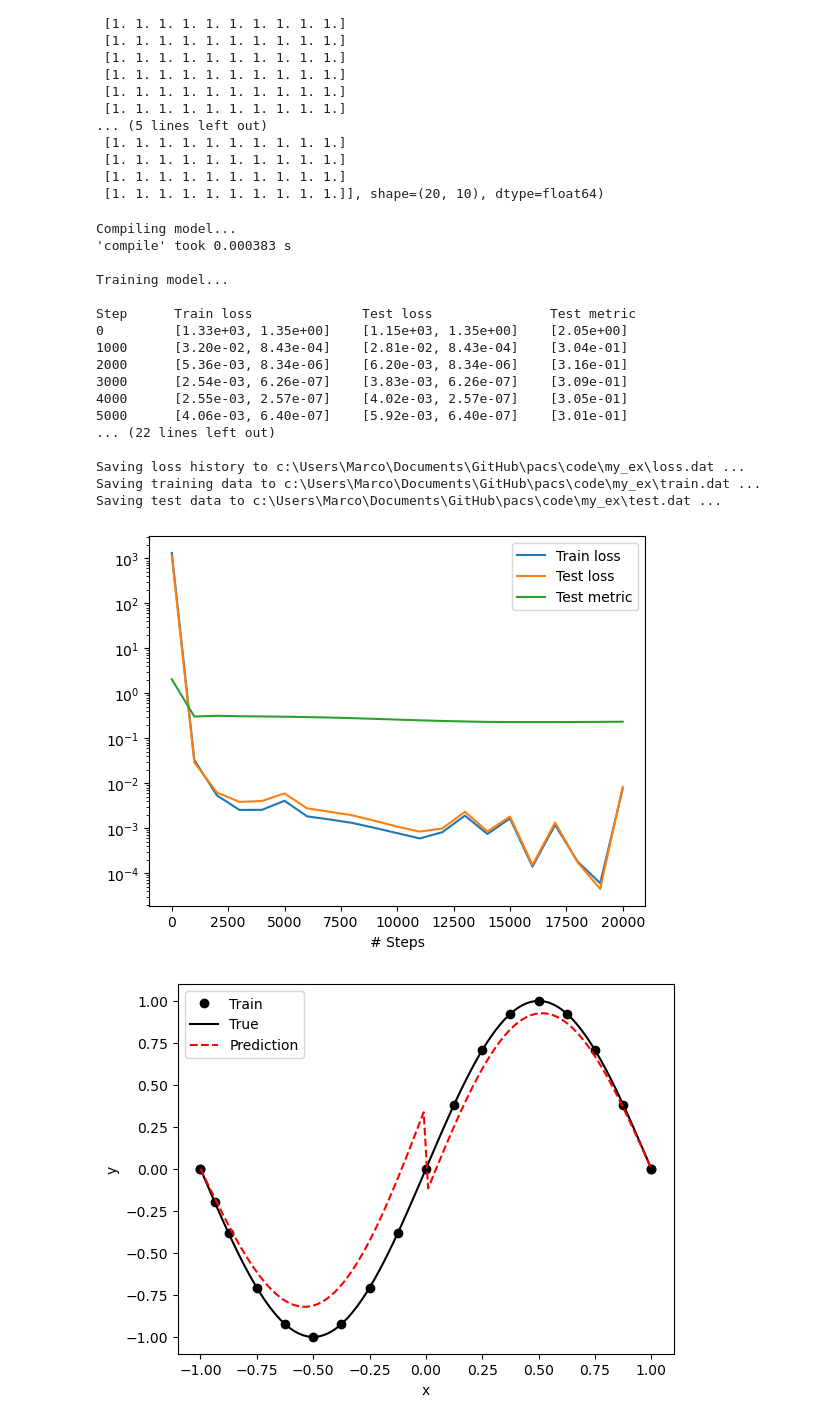
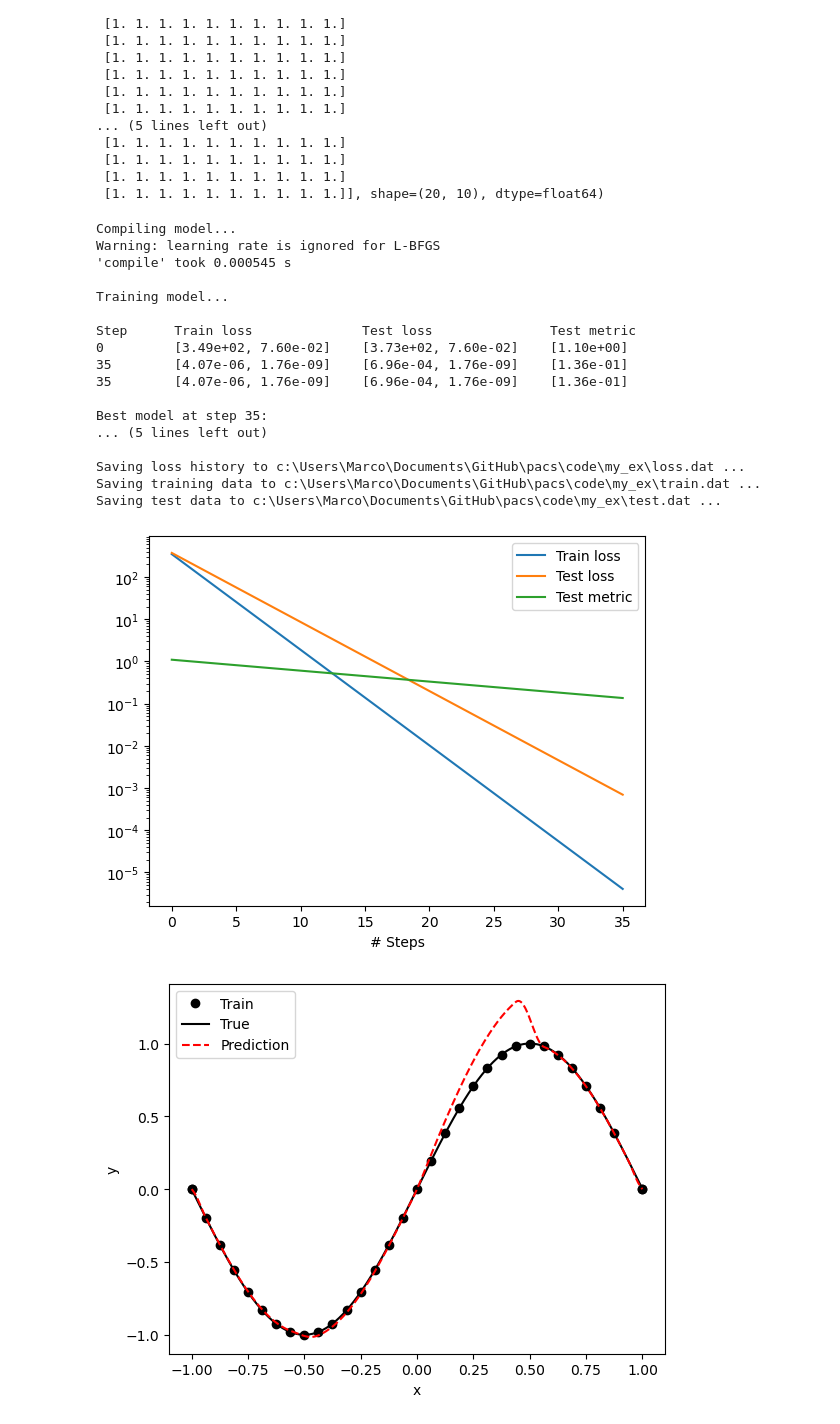
Before and after one commit to ZIB012/pacs, a Jupyter notebook: code/my_ex/prova.ipynb, the cells around one changed output. Drawn from its saved outputs; the diff is of its cells as text; code cells hidden in the pictures.

```diff
--- a/code/my_ex/prova.ipynb
+++ b/code/my_ex/prova.ipynb
@@ -222,7 +222,7 @@ pi = np.pi
 def pde(x, y):
     dy_xx = dde.grad.hessian(y, x)
     # Use tf.sin for backend tensorflow.compat.v1 or tensorflow
-    return -dy_xx - np.pi ** 2 * tf.sin(np.pi * x)
+    return -dy_xx - (np.pi) ** 2 * tf.sin(np.pi * x)
     #return -dy_xx - 13*pi**2*tf.sin(3*pi*x + 3*pi/20)*tf.cos(2*pi*x + pi/10) - 12*pi**2*tf.cos(3*pi*x + 3*pi/20)*tf.sin(2*pi*x + pi/10)
 
 def boundary(x, on_boundary):
@@ -234,9 +234,7 @@ def func(x):
 
 geom = dde.geometry.Interval(-1, 1)
 bc = dde.icbc.DirichletBC(geom, func, boundary)
-data = dde.data.PDE(geom, pde, bc, 16, 2, solution=func, num_test=100)
-
-#print(data.train_x)
+data = dde.data.PDE(geom, pde, bc, 30, 2, solution=func, num_test=500)
 
 def psi_2(x):
     arr = np.ones(x.shape[0])
@@ -245,51 +243,61 @@ def psi_2(x):
             arr[i] = 0
     return arr
 
+def psi_3(x):
+    arr = np.ones(x.shape[0])
+    for i in range(x.shape[0]):
+        if x[i] < -5/4 or x[i] > 5/4:
+            arr[i] = 0
+        elif x[i] >= -5/4 and x[i] <= -3/4:
+            arr[i] = (1 + np.sin(2*pi*x[i]))/2
+        elif x[i] >= 3/4 and x[i] <= 5/4:
+            arr[i] = (1 - np.sin(2*pi*x[i]))/2
+
+    return arr
+
 def indicatrice_2(a,b):
-    return lambda x: psi_2((2*x-b-a)/(b-a))
+    return lambda x: psi_3((2*x-b-a)/(b-a))
+    #return lambda x: psi_3(3*(x/2 - a - b)/(b - a))
 
-npart = 2
+npart = 4
 arr = np.linspace(-1, 1, npart + 1)
 nn_indicatrici_2 = [indicatrice_2(arr[i], arr[i+1]) for i in range(npart)]
 
 train_indicatrici = [nn_indicatrici_2[i](data.train_x) for i in range(npart)]
 test_indicatrici = [nn_indicatrici_2[i](data.test_x) for i in range(npart)]
 
-M = 100
+M = 200
 layer_size = [1] + [M]  +  [1]
 
 activation = ["sin", 'linear']
 
 initializer = "Glorot uniform"
 
-net = dde.nn.partioned_random_FNN(layer_size, activation, initializer, npart, train_indicatrici, test_indicatrici, Rm=10)
+net = dde.nn.partioned_random_FNN(layer_size, activation, initializer, npart, train_indicatrici, test_indicatrici, Rm=8)
 
 model = dde.Model(data, net)
-#wei = np.ones(2)
-#wei[0] = 0
-#wei = tf.convert_to_tensor(wei, dtype=tf.float32)
 
-model.compile("adam", lr=0.001, metrics=["l2 relative error"])#, loss_weights=wei)
+model.compile("L-BFGS", lr=0.001, metrics=["l2 relative error"], loss_weights=1)
 
-losshistory, train_state = model.train(iterations=20000)
+losshistory, train_state = model.train(iterations=10000)
 dde.saveplot(losshistory, train_state, issave=True, isplot=True)
 # %% [output]
 Compiling model...
-'compile' took 0.000383 s
+Warning: learning rate is ignored for L-BFGS
+'compile' took 0.000545 s
 
 Training model...
 
 Step      Train loss              Test loss               Test metric
-0         [1.33e+03, 1.35e+00]    [1.15e+03, 1.35e+00]    [2.05e+00]
-1000      [3.20e-02, 8.43e-04]    [2.81e-02, 8.43e-04]    [3.04e-01]
-2000      [5.36e-03, 8.34e-06]    [6.20e-03, 8.34e-06]    [3.16e-01]
-3000      [2.54e-03, 6.26e-07]    [3.83e-03, 6.26e-07]    [3.09e-01]
-4000      [2.55e-03, 2.57e-07]    [4.02e-03, 2.57e-07]    [3.05e-01]
-5000      [4.06e-03, 6.40e-07]    [5.92e-03, 6.40e-07]    [3.01e-01]
-... (22 lines left out)
+0         [3.49e+02, 7.60e-02]    [3.73e+02, 7.60e-02]    [1.10e+00]
+35        [4.07e-06, 1.76e-09]    [6.96e-04, 1.76e-09]    [1.36e-01]
+35        [4.07e-06, 1.76e-09]    [6.96e-04, 1.76e-09]    [1.36e-01]
+
+Best model at step 35:
+... (5 lines left out)
 
 Saving loss history to c:\Users\Marco\Documents\GitHub\pacs\code\my_ex\loss.dat ...
 Saving training data to c:\Users\Marco\Documents\GitHub\pacs\code\my_ex\train.dat ...
 Saving test data to c:\Users\Marco\Documents\GitHub\pacs\code\my_ex\test.dat ...
-[figure, old version]
+[figure, new version]
-[figure, old version]
+[figure, new version]
```
Also changed, not shown: parts of 1 cell of this notebook, 6 other files.
